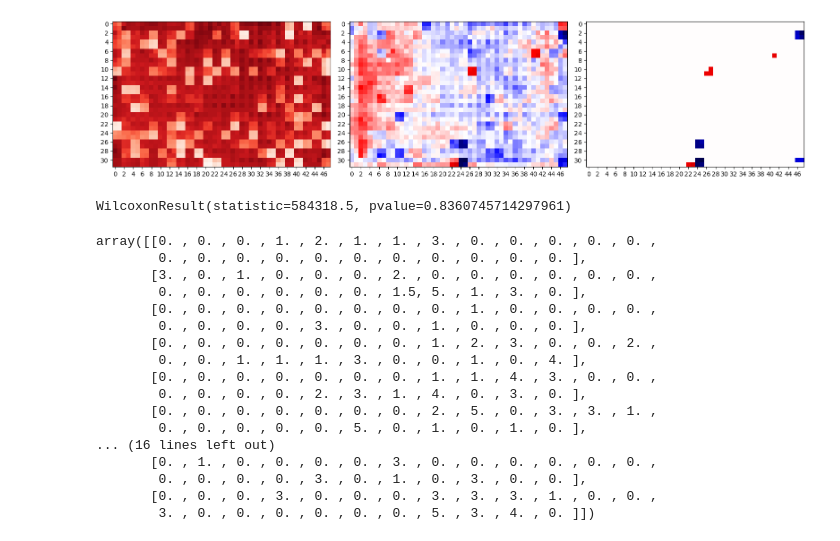
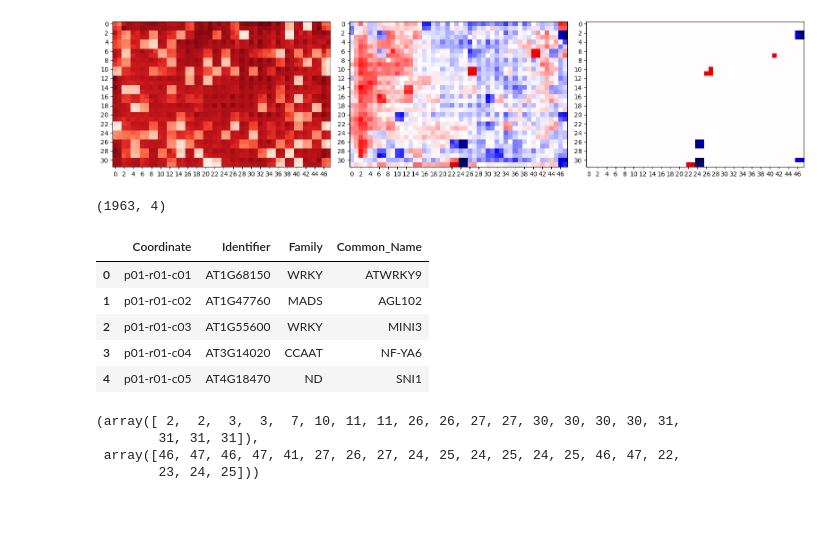
Before and after one commit to ejamezquita/yeast2hybrid, a Jupyter notebook: jupyter/03_compare_color_matrices.ipynb, the cells around one changed output. Saved outputs shown, nothing was run; the diff lists cells and outputs as text; code cells hidden in the pictures; blank space fills up the shorter version.

```diff
--- a/jupyter/03_compare_color_matrices.ipynb
+++ b/jupyter/03_compare_color_matrices.ipynb
@@ -203,6 +203,25 @@ for i in range(len(ax)):
 fig.tight_layout()
 # %% [output]
 [figure]
+# %%
+data = pd.read_csv('..' + os.sep + 'library_eY2H.csv')
+print(data.shape)
+data.head()
+# %% [output]
+(1963, 4)
+|  | Coordinate | Identifier | Family | Common_Name |
+| 0 | p01-r01-c01 | AT1G68150 | WRKY | ATWRKY9 |
+| 1 | p01-r01-c02 | AT1G47760 | MADS | AGL102 |
+| 2 | p01-r01-c03 | AT1G55600 | WRKY | MINI3 |
+| 3 | p01-r01-c04 | AT3G14020 | CCAAT | NF-YA6 |
+| 4 | p01-r01-c05 | AT4G18470 | ND | SNI1 |
+# %%
+np.nonzero(tmask)
+# %% [output]
+(array([ 2,  2,  3,  3,  7, 10, 11, 11, 26, 26, 27, 27, 30, 30, 30, 30, 31,
+        31, 31, 31]),
+ array([46, 47, 46, 47, 41, 27, 26, 27, 24, 25, 24, 25, 24, 25, 46, 47, 22,
+        23, 24, 25]))
 # %%
 wilcoxs = np.zeros((nrows//2, ncols//2))
 wilcoxp = np.zeros((nrows//2, ncols//2))
@@ -212,27 +231,3 @@ for i in range(0,nrows,2):
         foo = stats.wilcoxon(diff[i:i+2, j:j+2].ravel(), method='auto', zero_method='wilcox', alternative='two-sided')
         wilcoxs[i//2, j//2] = foo.statistic
         wilcoxp[i//2, j//2] = foo.pvalue
-# %%
-stats.wilcoxon(diff.ravel(), method='auto', zero_method='wilcox', alternative='two-sided')
-# %% [output]
-WilcoxonResult(statistic=584318.5, pvalue=0.8360745714297961)
-# %%
-wilcoxs
-# %% [output]
-array([[0. , 0. , 0. , 1. , 2. , 1. , 1. , 3. , 0. , 0. , 0. , 0. , 0. ,
-        0. , 0. , 0. , 0. , 0. , 0. , 0. , 0. , 0. , 0. , 0. ],
-       [3. , 0. , 1. , 0. , 0. , 0. , 2. , 0. , 0. , 0. , 0. , 0. , 0. ,
-        0. , 0. , 0. , 0. , 0. , 0. , 1.5, 5. , 1. , 3. , 0. ],
-       [0. , 0. , 0. , 0. , 0. , 0. , 0. , 0. , 1. , 0. , 0. , 0. , 0. ,
-        0. , 0. , 0. , 0. , 3. , 0. , 0. , 1. , 0. , 0. , 0. ],
-       [0. , 0. , 0. , 0. , 0. , 0. , 0. , 1. , 2. , 3. , 0. , 0. , 2. ,
-        0. , 0. , 1. , 1. , 1. , 3. , 0. , 0. , 1. , 0. , 4. ],
-       [0. , 0. , 0. , 0. , 0. , 0. , 0. , 1. , 1. , 4. , 3. , 0. , 0. ,
-        0. , 0. , 0. , 0. , 2. , 3. , 1. , 4. , 0. , 3. , 0. ],
-       [0. , 0. , 0. , 0. , 0. , 0. , 0. , 2. , 5. , 0. , 3. , 3. , 1. ,
-        0. , 0. , 0. , 0. , 0. , 5. , 0. , 1. , 0. , 1. , 0. ],
-... (16 lines left out)
-       [0. , 1. , 0. , 0. , 0. , 0. , 3. , 0. , 0. , 0. , 0. , 0. , 0. ,
-        0. , 0. , 0. , 0. , 3. , 0. , 1. , 0. , 3. , 0. , 0. ],
-       [0. , 0. , 0. , 3. , 0. , 0. , 0. , 3. , 3. , 3. , 1. , 0. , 0. ,
-        3. , 0. , 0. , 0. , 0. , 0. , 0. , 5. , 3. , 4. , 0. ]])
```
Also changed, not shown: 1 other file.
